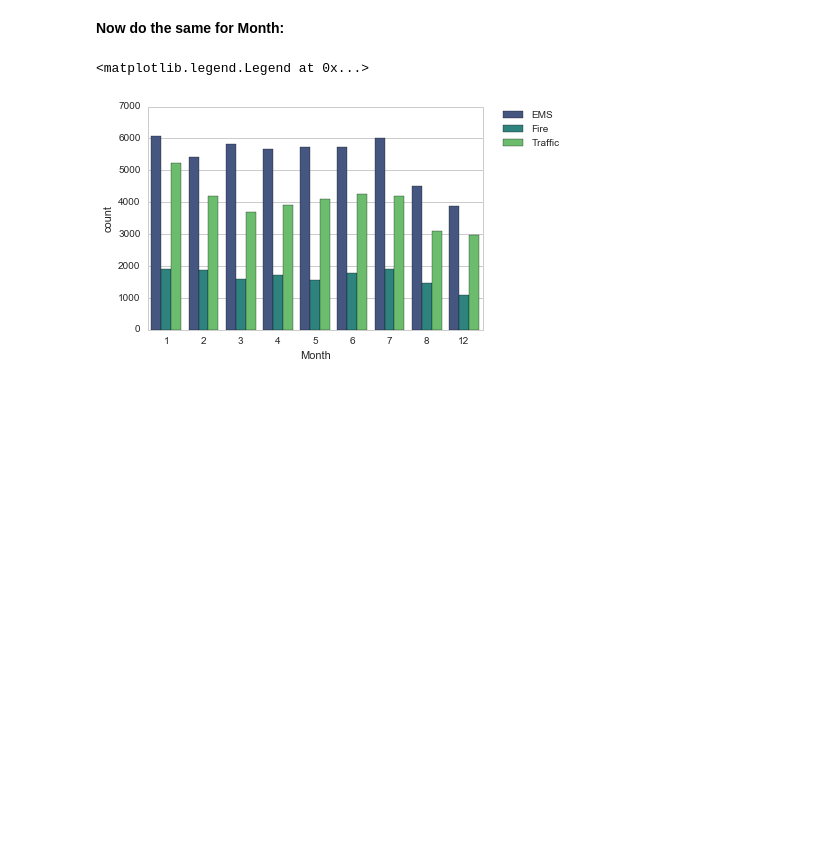
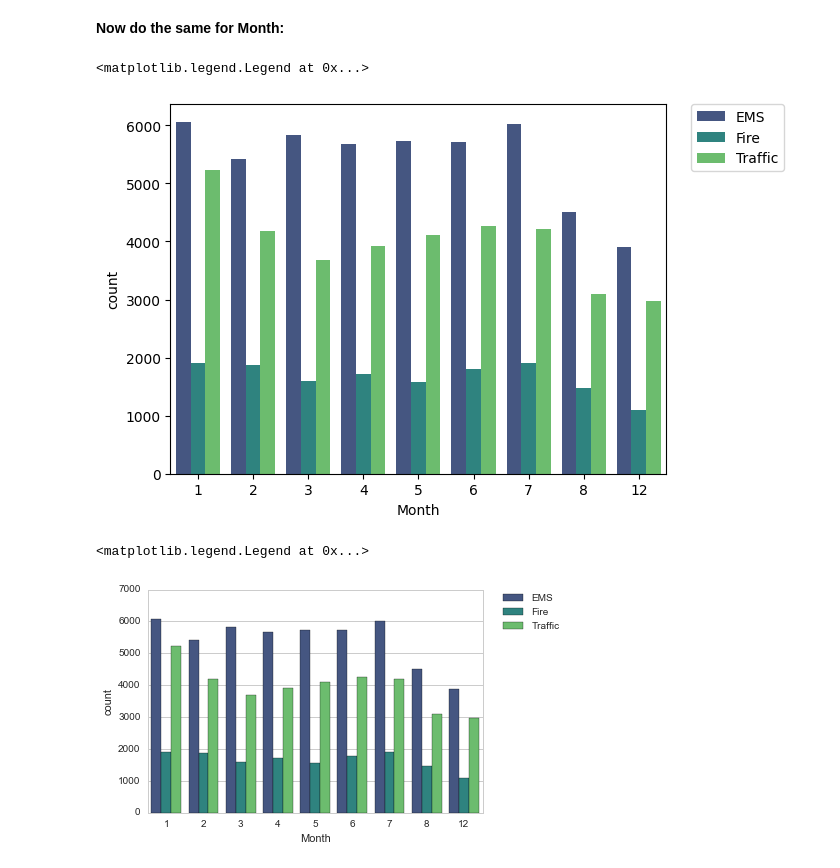
Before and after one commit to Alecdrew/Python-bootcamp, a Jupyter notebook: Notebooks/Refactored_Py_DS_ML_Bootcamp-master/10-Data-Capstone-Projects/01-911 Calls Data Capstone Project.ipynb, the cells around one changed output. Saved outputs shown, nothing was run; the diff lists cells and outputs as text; code cells hidden in the pictures; blank space fills up the shorter version.

```diff
--- a/Notebooks/Refactored_Py_DS_ML_Bootcamp-master/10-Data-Capstone-Projects/01-911 Calls Data Capstone Project.ipynb
+++ b/Notebooks/Refactored_Py_DS_ML_Bootcamp-master/10-Data-Capstone-Projects/01-911 Calls Data Capstone Project.ipynb
@@ -138,5 +162,16 @@ str
+# %%
+dmap_mnth = {1:'Jan',2:'Feb',3:'Mar',4:'Apr',5:'May',6:'Jun',7:'Jul',8:'Aug',9:'Sep',10:'Oct',11:'Nov',12:'Dec'}
+mnth_order = ['Jan','Feb','Mar','Apr','May','Jun','Jul','Aug','Sep','Oct','Nov','Dec']
+df["Month Named"] = df["Month"].map(dmap_mnth)
+df["Month Named"] = pd.Categorical(df["Month Named"], categories=mnth_order, ordered=True)
 # %% [markdown]
 **Now do the same for Month:**
+# %%
+sns.countplot(x="Month", data=df, hue="Reason", palette="viridis")
+plt.legend(bbox_to_anchor=(1.05, 1), loc=2, borderaxespad=0.)
+# %% [output]
+<matplotlib.legend.Legend at 0x...>
+[figure, added]
 # %%
 # %% [output]
 <matplotlib.legend.Legend at 0x...>
```
Also changed, not shown: parts of 28 cells of this notebook, 1 other file.
